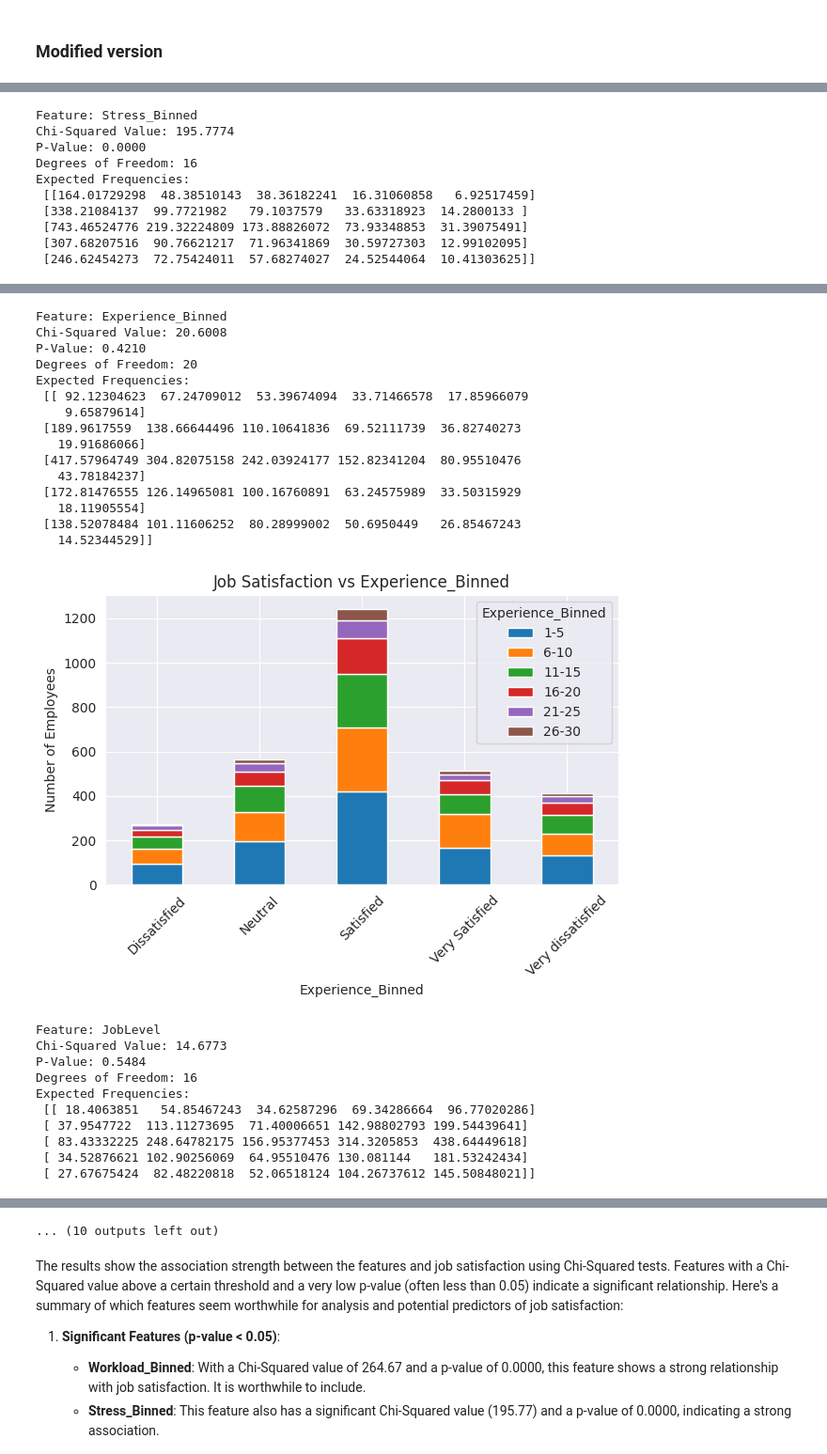
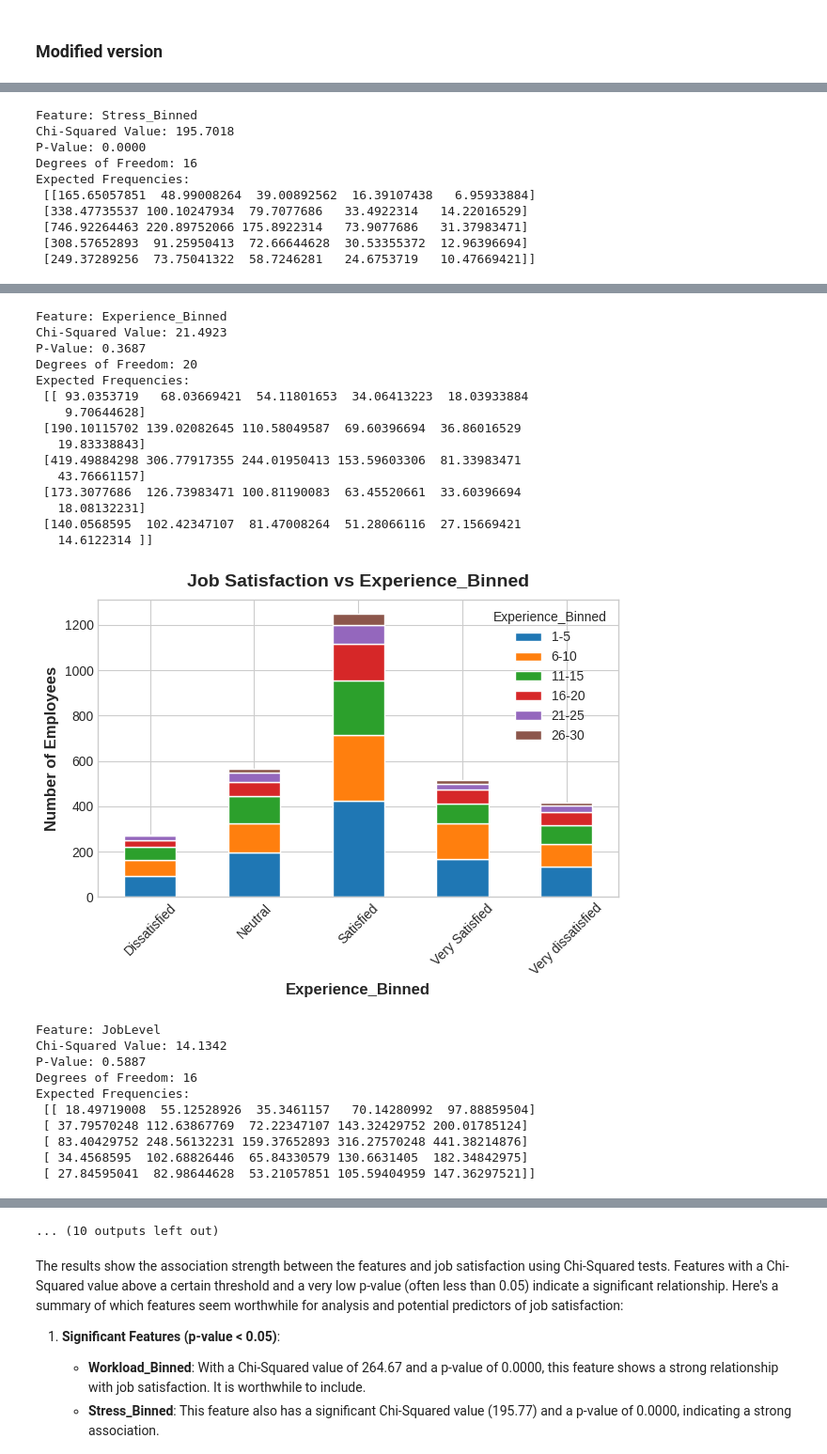
Before and after one commit to wk8481/SatisfactionLevel0, a Jupyter notebook: Notebook/Visualization.ipynb, the cells around one changed output, grey strips where cells are left out. Shown at 94% size. Saved outputs shown, nothing was run; the diff lists cells and outputs as text; code cells hidden in the pictures.

Commit message:
accuracy 40-50 percent, test with various models and now trying with original csv

```diff
--- a/Notebook/Visualization.ipynb
+++ b/Notebook/Visualization.ipynb
@@ -31,7 +31,7 @@ plt.rc(
 os.chdir(r'/home/zamlamb/KdG/Data n AI 5/Team-Stress/Resources')
 
 missing_values = ['n/a', 'na', 'nan', 'N/A', 'NA', 'NaN', 'NAN', '--', 'Missing']
-df = pd.read_csv('cleaned_employees.csv', na_values=missing_values, sep=',', decimal='.')
+df = pd.read_csv('employee_survey.csv', na_values=missing_values, sep=',', decimal='.')
 
 pd.set_option('display.max_columns', None)  # to see all the columns
 print(df.head())
@@ -592,7 +592,7 @@ for feature in features_to_test:
     plt.show()
 
 # Save the new features and updated JobSatisfaction to a CSV file
-df[['JobSatisfaction'] + features_to_test].to_csv('processed_features_job_satisfaction.csv', index=False)
+df[['JobSatisfaction'] + features_to_test].to_csv('processed_features_job_satisfaction_with_original.csv', index=False)
 # %% [output]
   JobSatisfaction Workload_Binned Age_Binned Stress_Binned SleepHours_Binned  \
 0  Very Satisfied               2      30-39             1                 7
@@ -642,10 +642,10 @@ Expected Frequencies:
 Feature: Stress_Binned
-Chi-Squared Value: 195.7774
+Chi-Squared Value: 195.7018
 P-Value: 0.0000
 Degrees of Freedom: 16
 Expected Frequencies:
- [[164.01729298  48.38510143  38.36182241  16.31060858   6.92517459]
- [338.21084137  99.7721982   79.1037579   33.63318923  14.2800133 ]
- [743.46524776 219.32224809 173.88826072  73.93348853  31.39075491]
- [307.68207516  90.76621217  71.96341869  30.59727303  12.99102095]
- [246.62454273  72.75424011  57.68274027  24.52544064  10.41303625]]
+ [[165.65057851  48.99008264  39.00892562  16.39107438   6.95933884]
+ [338.47735537 100.10247934  79.7077686   33.4922314   14.22016529]
+ [746.92264463 220.89752066 175.8922314   73.9077686   31.37983471]
+ [308.57652893  91.25950413  72.66644628  30.53355372  12.96396694]
+ [249.37289256  73.75041322  58.7246281   24.6753719   10.47669421]]
@@ -653,26 +653,26 @@ Expected Frequencies:
 Feature: Experience_Binned
-Chi-Squared Value: 20.6008
-P-Value: 0.4210
+Chi-Squared Value: 21.4923
+P-Value: 0.3687
 Degrees of Freedom: 20
 Expected Frequencies:
- [[ 92.12304623  67.24709012  53.39674094  33.71466578  17.85966079
-    9.65879614]
- [189.9617559  138.66644496 110.10641836  69.52111739  36.82740273
-   19.91686066]
- [417.57964749 304.82075158 242.03924177 152.82341204  80.95510476
-   43.78184237]
- [172.81476555 126.14965081 100.16760891  63.24575989  33.50315929
-   18.11905554]
- [138.52078484 101.11606252  80.28999002  50.6950449   26.85467243
-   14.52344529]]
+ [[ 93.0353719   68.03669421  54.11801653  34.06413223  18.03933884
+    9.70644628]
+ [190.10115702 139.02082645 110.58049587  69.60396694  36.86016529
+   19.83338843]
+ [419.49884298 306.77917355 244.01950413 153.59603306  81.33983471
+   43.76661157]
+ [173.3077686  126.73983471 100.81190083  63.45520661  33.60396694
+   18.08132231]
+ [140.0568595  102.42347107  81.47008264  51.28066116  27.15669421
+   14.6122314 ]]
-[figure, old version]
+[figure, new version]
 Feature: JobLevel
-Chi-Squared Value: 14.6773
-P-Value: 0.5484
+Chi-Squared Value: 14.1342
+P-Value: 0.5887
 Degrees of Freedom: 16
 Expected Frequencies:
- [[ 18.4063851   54.85467243  34.62587296  69.34286664  96.77020286]
- [ 37.9547722  113.11273695  71.40006651 142.98802793 199.54439641]
- [ 83.43332225 248.64782175 156.95377453 314.3205853  438.64449618]
- [ 34.52876621 102.90256069  64.95510476 130.081144   181.53242434]
- [ 27.67675424  82.48220818  52.06518124 104.26737612 145.50848021]]
+ [[ 18.49719008  55.12528926  35.3461157   70.14280992  97.88859504]
+ [ 37.79570248 112.63867769  72.22347107 143.32429752 200.01785124]
+ [ 83.40429752 248.56132231 159.37652893 316.27570248 441.38214876]
+ [ 34.4568595  102.68826446  65.84330579 130.6631405  182.34842975]
+ [ 27.84595041  82.98644628  53.21057851 105.59404959 147.36297521]]
```
Also changed, not shown: parts of 2 cells of this notebook, 11 other files.
